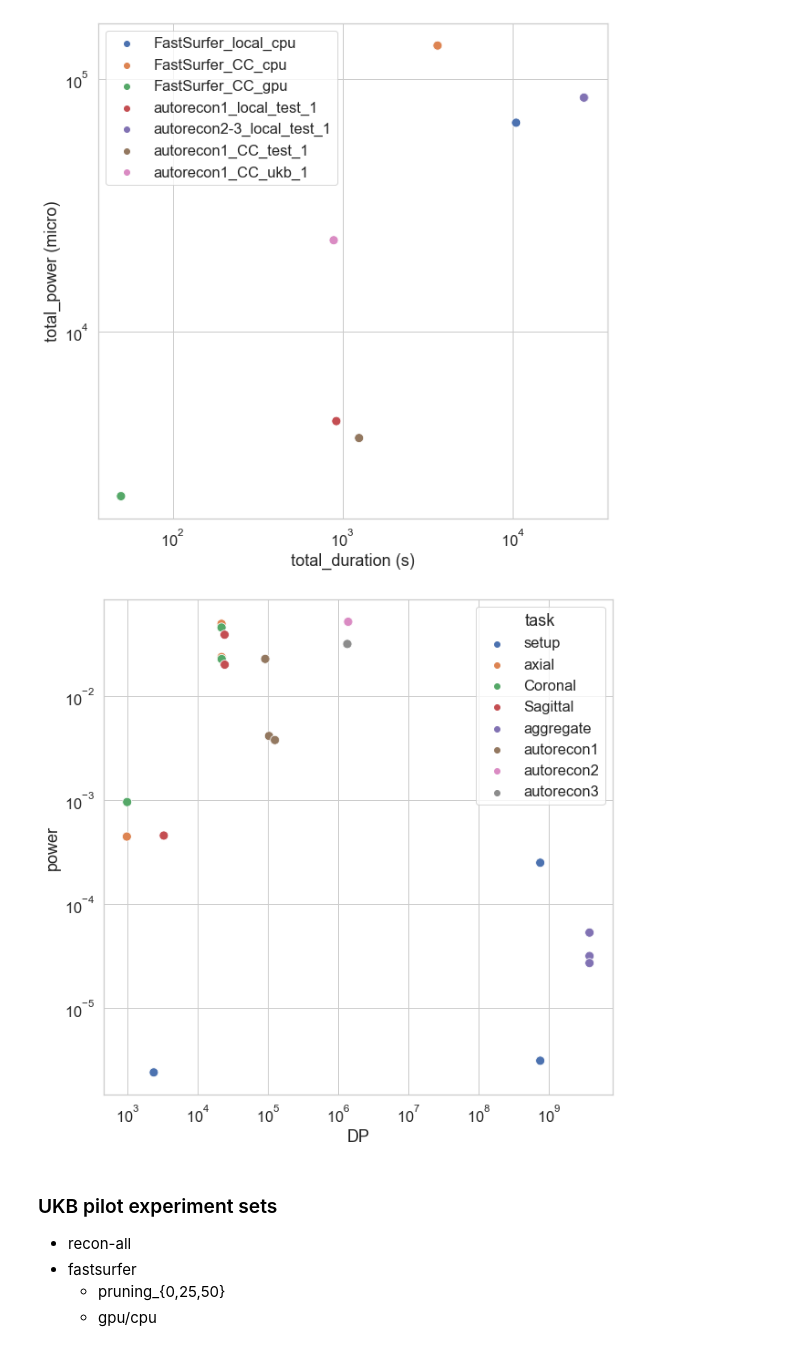
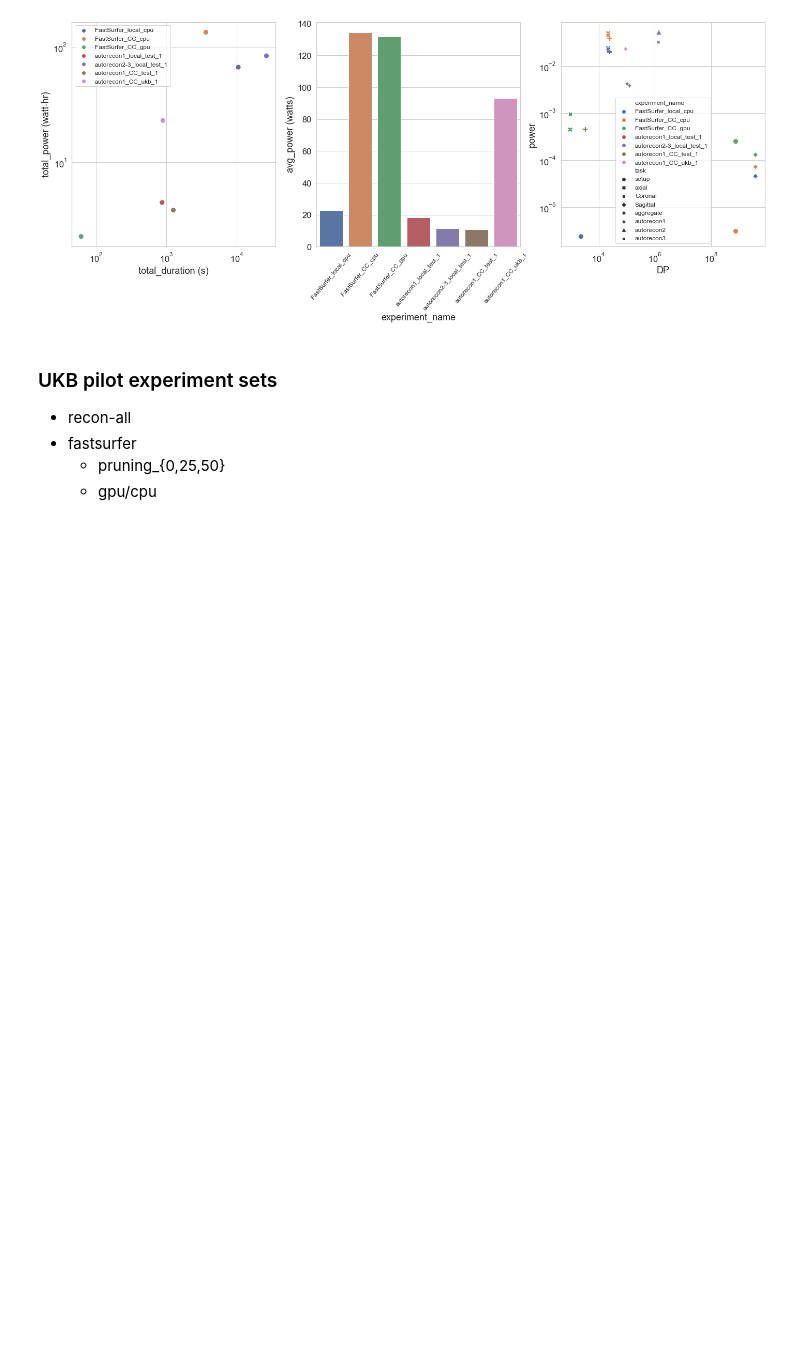
Before and after one commit to neurodatascience/watts_up_compute, a Jupyter notebook: notebooks/10_impact_tracker_dashboard.ipynb, the cells around one changed output. Cells and saved outputs as stored; diff of their text form; code cells hidden in the pictures; blank space fills up the shorter version.

```diff
--- a/notebooks/10_impact_tracker_dashboard.ipynb
+++ b/notebooks/10_impact_tracker_dashboard.ipynb
@@ -207,25 +83,28 @@ total_power sanity check: default: 0.023, calculated: 0.023
 # %%
 plot_df = tracker_summary_df_concat.copy()
 plot_df['total_duration (s)'] = plot_df['total_duration'] * 3600
-plot_df['total_power (micro)'] = plot_df['total_power'] * (10**6)
-plot_df['avg_power (power/duration'] = plot_df['total_power'] * (10**6) / plot_df['total_duration'] * 3600
+plot_df['total_power (watt-hr)'] = plot_df['total_power'] * 1000
+plot_df['avg_power (watts)'] = 1000 * plot_df['total_power'] / plot_df['total_duration']
 
 sns.set(font_scale = 1.5)
 with sns.axes_style("whitegrid"):
-    fig, axes = plt.subplots(figsize=(10,10),sharex=False,sharey=False)
-    g = sns.scatterplot(y='total_power (micro)', x='total_duration (s)', hue='experiment_name', s=100, data=plot_df)
+    fig, axes = plt.subplots(1,3, figsize=(24,8),sharex=False,sharey=False)
+    ax = axes[0]
+    g = sns.scatterplot(y='total_power (watt-hr)', x='total_duration (s)', hue='experiment_name', s=100, data=plot_df, ax=ax)
     g.set(xscale='log',yscale='log')
-    g.legend(loc=0)
+    g.legend(fontsize=12)
 
-plot_df = flops_df_concat.copy()
+    ax = axes[1]
+    g = sns.barplot(y='avg_power (watts)', x='experiment_name', data=plot_df, ax=ax)
+    g.set_xticklabels(g.get_xticklabels(),rotation=50,fontsize=12)
 
-with sns.axes_style("whitegrid"):
-    fig, axes = plt.subplots(figsize=(10,10),sharex=False,sharey=False)
-    g = sns.scatterplot(y='power', x='DP', hue='task', s=100, data=plot_df)
+    ax = axes[2]
+    plot_df = flops_df_concat.copy()
+    g = sns.scatterplot(y='power', x='DP', hue='experiment_name', style='task', s=100, data=plot_df, ax=ax)
     g.set(xscale='log',yscale='log')
+    g.legend(fontsize=12)
 # %% [output]
-[figure, old version]
+[figure, new version]
-[figure, removed]
 # %% [markdown]
 ### UKB pilot experiment sets
 - recon-all
```
Also changed, not shown: parts of 22 cells of this notebook, 3 other files.
